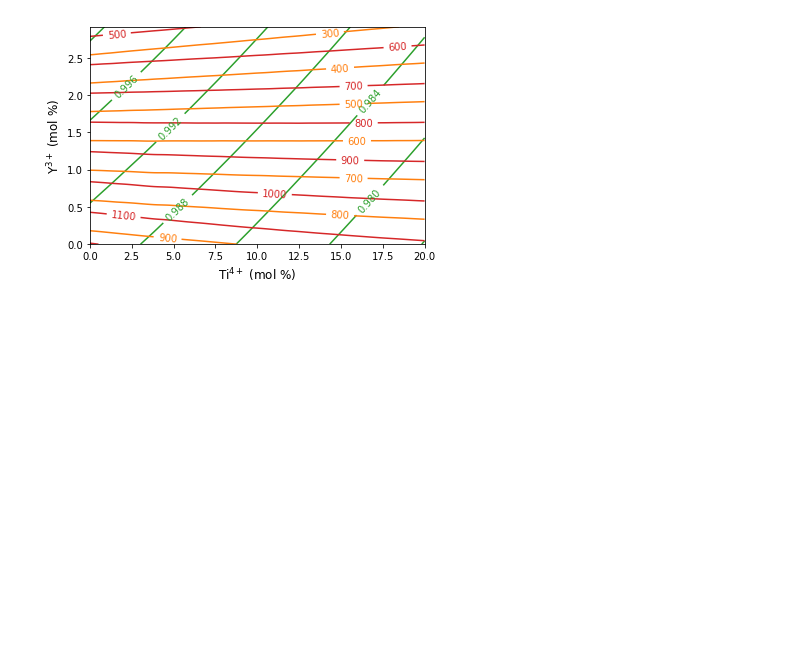
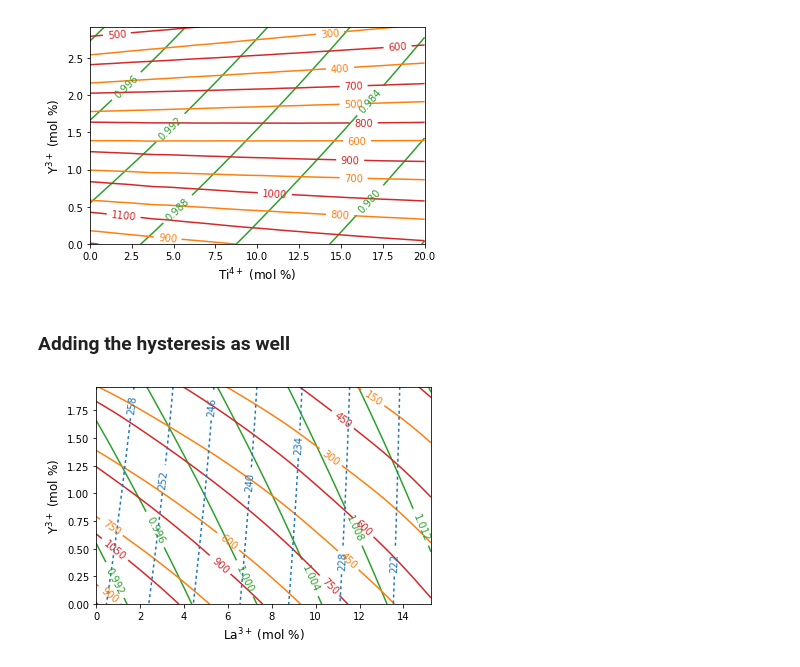
Before and after one commit to dskoda/smceramics, a Jupyter notebook: design_ternary.ipynb, the cells around one changed output. Drawn from its saved outputs; the diff is of its cells as text; code cells hidden in the pictures; blank space fills up the shorter version.

```diff
--- a/design_ternary.ipynb
+++ b/design_ternary.ipynb
@@ -122,8 +122,9 @@ PROP_UNIT = {
 COLOR_LABEL = {
     'T': "#d62728",
     'Ms': "#ff7f0e",
+    'hyst': "#1f77b4",
     'B_lambda': "#2ca02c",
-    'B_dV': "#1f77b4"
+    'B_dV': "#1f77b4",
 }
 
 PATH = 'data/quaternary/'
@@ -388,3 +391,60 @@ ax.set_ylabel('%s (mol %%)' % ELEMENT_STR[element2], fontsize=12)
 plt.show()
 # %% [output]
 [figure]
+# %% [markdown]
+### Adding the hysteresis as well
+# %%
+fig, ax = plt.subplots()
+
+element1, element2 = 'La', 'Y'
+results = get_results_from_file(f'{element1}_{element2}.csv', apply_correction=True)
+grid_x, grid_y, L = get_grid_and_interpolate(results, element1, element2, 'B_lambda')
+_, _, T = get_grid_and_interpolate(results, element1, element2, 'T')
+_, _, Ms = get_grid_and_interpolate(results, element1, element2, 'Ms')
+_, _, hyst = get_grid_and_interpolate(results, element1, element2, 'hyst')
+
+grid_x *= 100
+grid_y *= 100
+
+CS = ax.contour(
+    grid_x, grid_y, L,
+    extent=(grid_x.min(), grid_x.max(), grid_y.min(), grid_y.max()),
+    colors=COLOR_LABEL['B_lambda'],
+)
+
+ax.clabel(CS, CS.levels, inline=True, fontsize=10)
+
+CS2 = ax.contour(
+    grid_x, grid_y, T,
+    extent=(grid_x.min(), grid_x.max(), grid_y.min(), grid_y.max()),
+    colors=COLOR_LABEL['T'],
+)
+ax.clabel(CS2, CS2.levels, fmt='%1.0f', inline=True, fontsize=10)
+
+CS3 = ax.contour(
+    grid_x, grid_y, Ms,
+    extent=(grid_x.min(), grid_x.max(), grid_y.min(), grid_y.max()),
+    colors=COLOR_LABEL['Ms'],
+)
+ax.clabel(CS3, CS3.levels, fmt='%1.0f', inline=True, fontsize=10)
+
+CS4 = ax.contour(
+    grid_x, grid_y, hyst,
+    extent=(grid_x.min(), grid_x.max(), grid_y.min(), grid_y.max()),
+    colors=COLOR_LABEL['hyst'],
+)
+ax.clabel(CS4, CS4.levels, fmt='%1.0f', inline=True, fontsize=10)
+for c in CS4.collections:
+    c.set_dashes([(0, (2.0, 2.0))])
+
+# set the limits of the plot to the limits of the data
+ax.axis([grid_x.min(), grid_x.max(), grid_y.min(), grid_y.max()])
+
+ax.set_xlabel('%s (mol %%)' % ELEMENT_STR[element1], fontsize=12)
+ax.set_ylabel('%s (mol %%)' % ELEMENT_STR[element2], fontsize=12)
+
+fig.savefig(f'figs/ternary_{element1}_{element2}.pdf')
+# ax.legend()
+plt.show()
+# %% [output]
+[figure, added]
```
Also changed, not shown: parts of 2 cells of this notebook, 8 other files.
